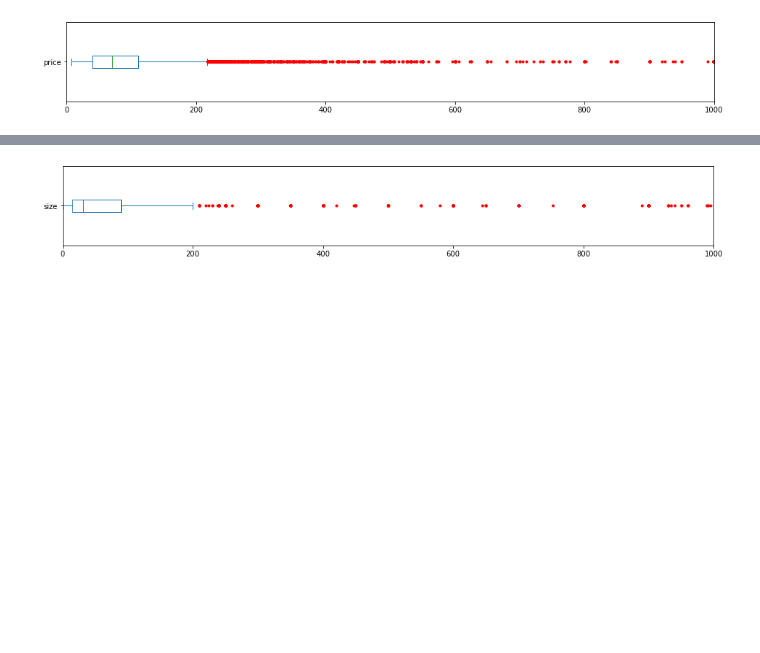
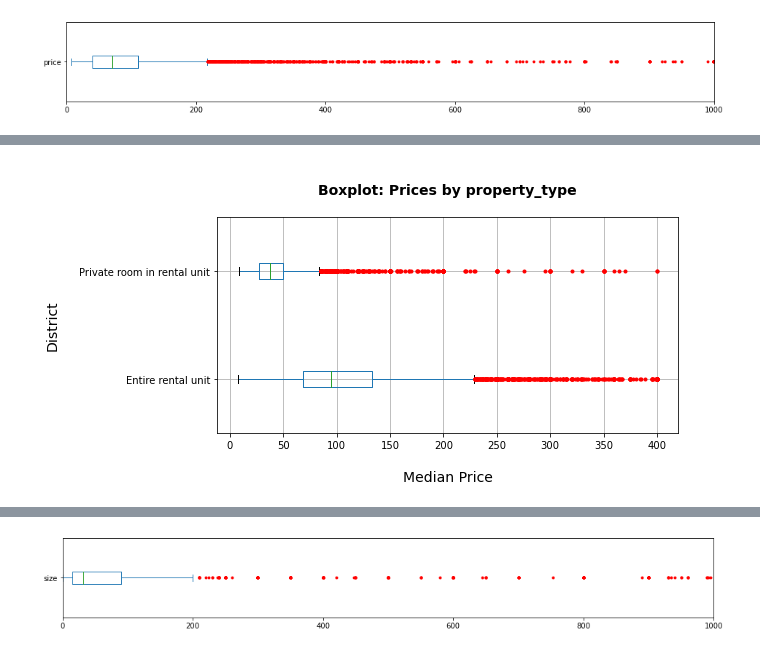
Before and after one commit to ggliang/AI2_AirBnB_project, a Jupyter notebook: data cleaning.ipynb, the cells around one changed output, grey strips where cells are left out. Cells and saved outputs as stored; diff of their text form; code cells hidden in the pictures; blank space fills up the shorter version.

```diff
--- a/data cleaning.ipynb
+++ b/data cleaning.ipynb
@@ -244,3 +303,17 @@ listings_cleaned.drop(listings_cleaned[ (listings_cleaned['property_type'] != 'E
+# %%
+red_square = dict(markerfacecolor='red', markeredgecolor='red', marker='.')
+
+listings_cleaned.boxplot(column='price', by='property_type',
+           flierprops=red_square, vert=False, figsize=(8,4))
+
+plt.xlabel('\nMedian Price', fontsize=14)
+plt.ylabel('District\n', fontsize=14)
+plt.title('\nBoxplot: Prices by property_type\n', fontsize=14, fontweight='bold')
+
+# get rid of automatic boxplot title
+plt.suptitle('');
+# %% [output]
+[figure, added]
 # %%
 listings_cleaned['size'] = listings_cleaned['description'].str.extract('(\d{2,3}\s?[smSM])', expand=True)
 listings_cleaned['size'] = listings_cleaned['size'].str.replace("\D", "").astype(float)
```
Also changed, not shown: parts of 52 cells of this notebook.
